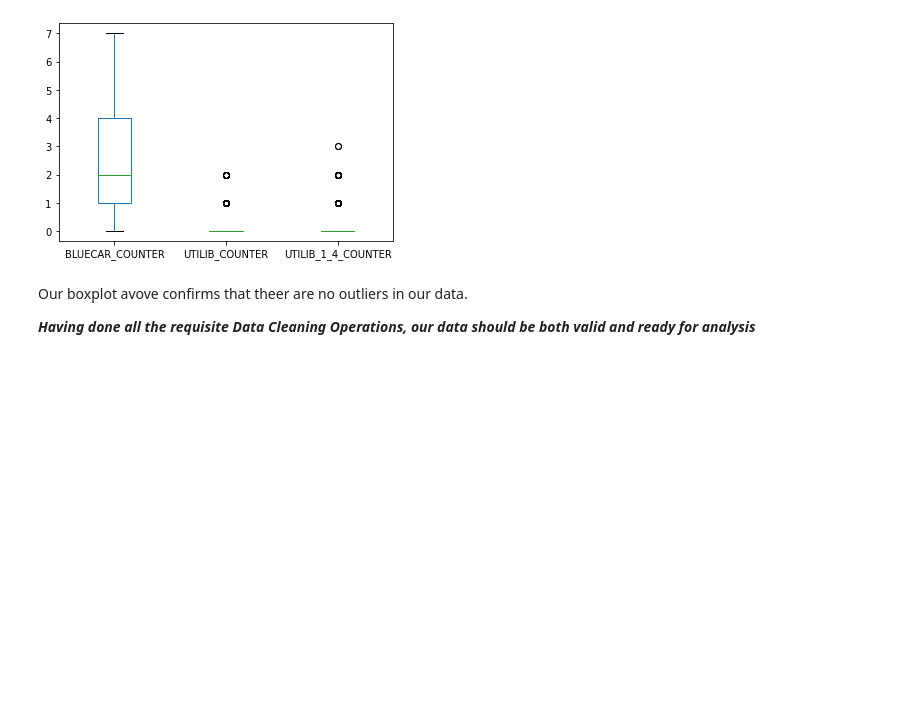
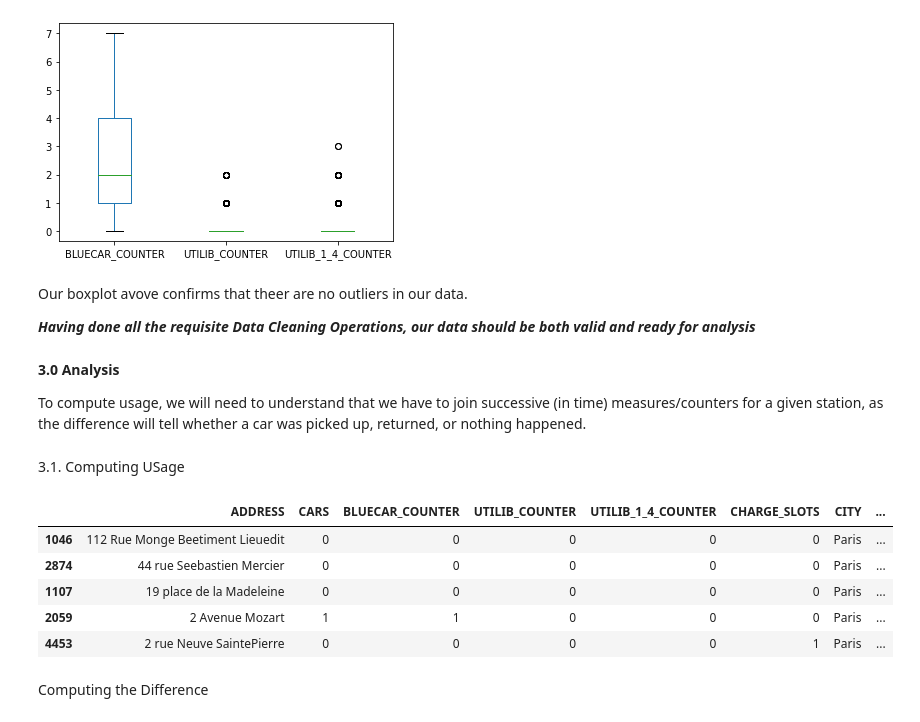
Before and after one commit to Obreintelly/Week_4_IP_Autolib_Data, a Jupyter notebook: Moringa_Data_Science_Prep_W4_Independent_Project_2021_03_Obrein_Telly_Autolib.ipynb, the cells around one changed output. Drawn from its saved outputs; the diff is of its cells as text; code cells hidden in the pictures; blank space fills up the shorter version.

```diff
--- a/Moringa_Data_Science_Prep_W4_Independent_Project_2021_03_Obrein_Telly_Autolib.ipynb
+++ b/Moringa_Data_Science_Prep_W4_Independent_Project_2021_03_Obrein_Telly_Autolib.ipynb
@@ -425,3 +428,24 @@ autolib_new.boxplot(column =['BLUECAR_COUNTER', 'UTILIB_COUNTER', 'UTILIB_1_4_CO
 Our boxplot avove confirms that theer are no outliers in our data.
 
 ***Having done all the requisite Data Cleaning Operations, our data should be both valid and ready for analysis***
+# %% [markdown]
+**3.0 Analysis**
+
+
+To compute usage, we will need to understand that we have to join successive (in time) measures/counters for a given station, as the difference will tell whether a car was picked up, returned, or nothing happened.
+# %% [markdown]
+3.1. Computing USage
+# %%
+#Since the ADDRESS where cars are picked and returned are unique, we will need to to ensure we sort our data with address and time
+
+autolib_new_set.sort_values(by=["ADDRESS", "DATE"])
+autolib_new_set.head()
+# %% [output]
+|  | ADDRESS | CARS | BLUECAR_COUNTER | UTILIB_COUNTER | UTILIB_1_4_COUNTER | CHARGE_SLOTS | CITY | ... |
+| 1046 | 112 Rue Monge Beetiment Lieuedit | 0 | 0 | 0 | 0 | 0 | Paris | ... |
+| 2874 | 44 rue Seebastien Mercier | 0 | 0 | 0 | 0 | 0 | Paris | ... |
+| 1107 | 19 place de la Madeleine | 0 | 0 | 0 | 0 | 0 | Paris | ... |
+| 2059 | 2 Avenue Mozart | 1 | 1 | 0 | 0 | 0 | Paris | ... |
+| 4453 | 2 rue Neuve SaintePierre | 0 | 0 | 0 | 0 | 1 | Paris | ... |
+# %% [markdown]
+Computing the Difference
```
Also changed, not shown: parts of 16 cells of this notebook.
